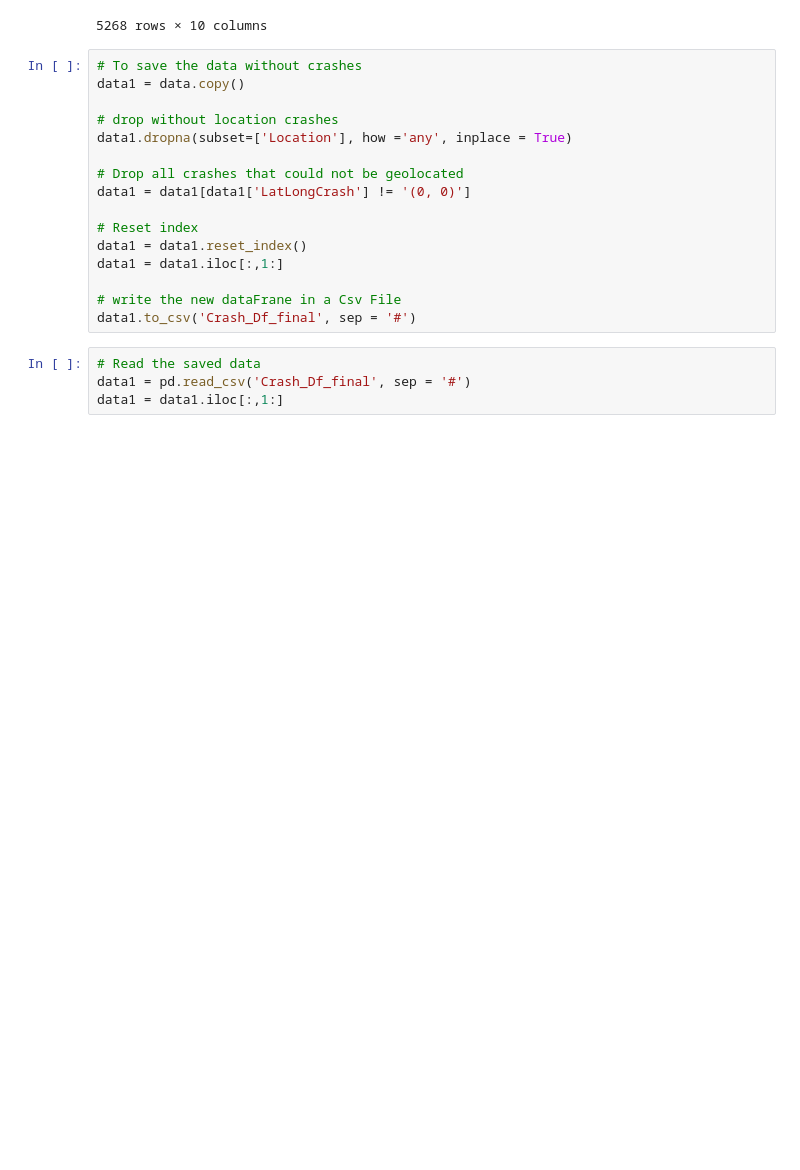
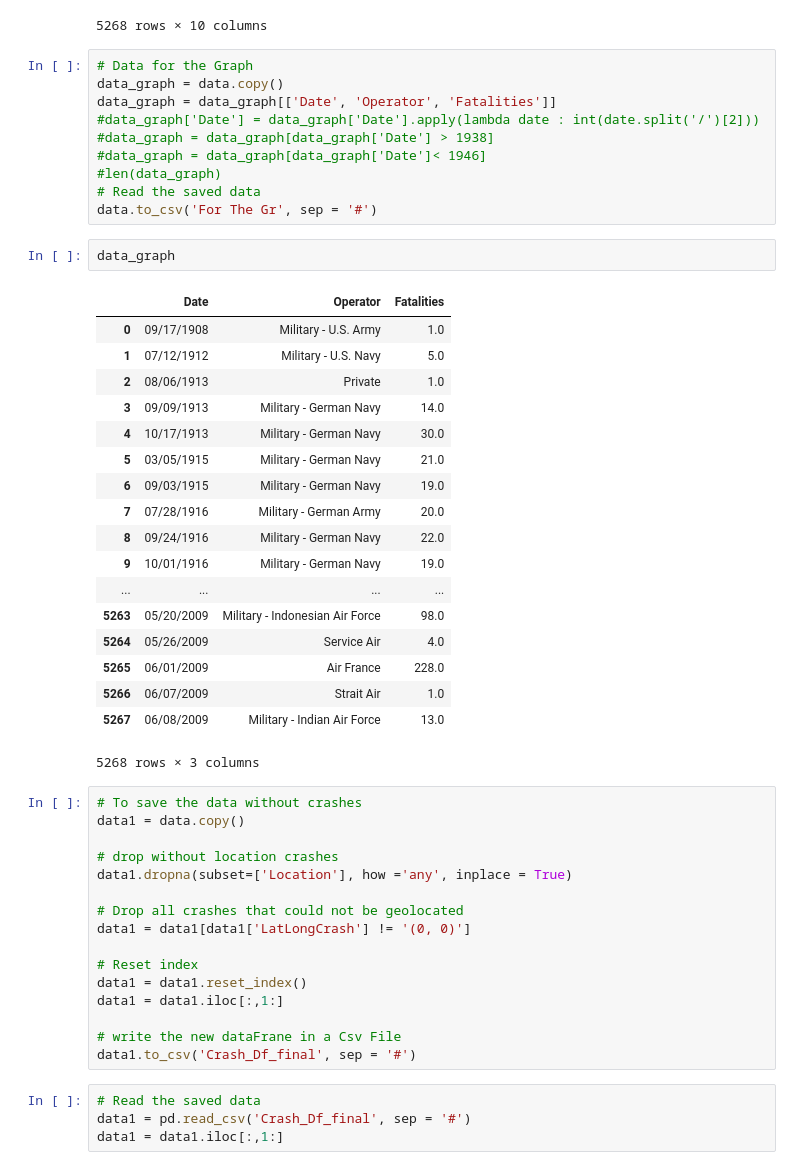
Before and after one commit to Drnoodle/dataviz, a Jupyter notebook: Preprocessing/Crash_data.ipynb, the cells around one changed output. Cells and saved outputs as stored; diff of their text form; blank space fills up the shorter version.

Commit message:
for the graph

```diff
--- a/Preprocessing/Crash_data.ipynb
+++ b/Preprocessing/Crash_data.ipynb
@@ -66,6 +78,37 @@ data
 | 5266 | 06/07/2009 | 08:30 | Near Port Hope Simpson, Newfoundl... | Strait Air | Lourdes de BlanSablon - Port Hope... | Britten-Norman BN-2A-27 Islander | 1.0 | 1.0 | The air ambulance crashed into hi... | (52, -56) |
 | 5267 | 06/08/2009 | NaN | State of Arunachal Pradesh, India | Military - Indian Air Force | Mechuka for Jorhat | Antonov An-32 | 13.0 | 13.0 | The military transport went missi... | (28, 94) |
 5268 rows × 10 columns
+# %%
+# Data for the Graph
+data_graph = data.copy()
+data_graph = data_graph[['Date', 'Operator', 'Fatalities']]
+#data_graph['Date'] = data_graph['Date'].apply(lambda date : int(date.split('/')[2]))
+#data_graph = data_graph[data_graph['Date'] > 1938]
+#data_graph = data_graph[data_graph['Date']< 1946]
+#len(data_graph)
+# Read the saved data
+data.to_csv('For The Gr', sep = '#')
+# %%
+data_graph
+# %% [output]
+|  | Date | Operator | Fatalities |
+| 0 | 09/17/1908 | Military - U.S. Army | 1.0 |
+| 1 | 07/12/1912 | Military - U.S. Navy | 5.0 |
+| 2 | 08/06/1913 | Private | 1.0 |
+| 3 | 09/09/1913 | Military - German Navy | 14.0 |
+| 4 | 10/17/1913 | Military - German Navy | 30.0 |
+| 5 | 03/05/1915 | Military - German Navy | 21.0 |
+| 6 | 09/03/1915 | Military - German Navy | 19.0 |
+| 7 | 07/28/1916 | Military - German Army | 20.0 |
+| 8 | 09/24/1916 | Military - German Navy | 22.0 |
+| 9 | 10/01/1916 | Military - German Navy | 19.0 |
+| ... | ... | ... | ... |
+| 5263 | 05/20/2009 | Military - Indonesian Air Force | 98.0 |
+| 5264 | 05/26/2009 | Service Air | 4.0 |
+| 5265 | 06/01/2009 | Air France | 228.0 |
+| 5266 | 06/07/2009 | Strait Air | 1.0 |
+| 5267 | 06/08/2009 | Military - Indian Air Force | 13.0 |
+5268 rows × 3 columns
 # %%
 # To save the data without crashes
 data1 = data.copy()
```
Also changed, not shown: parts of 6 cells of this notebook, 1 other file.
